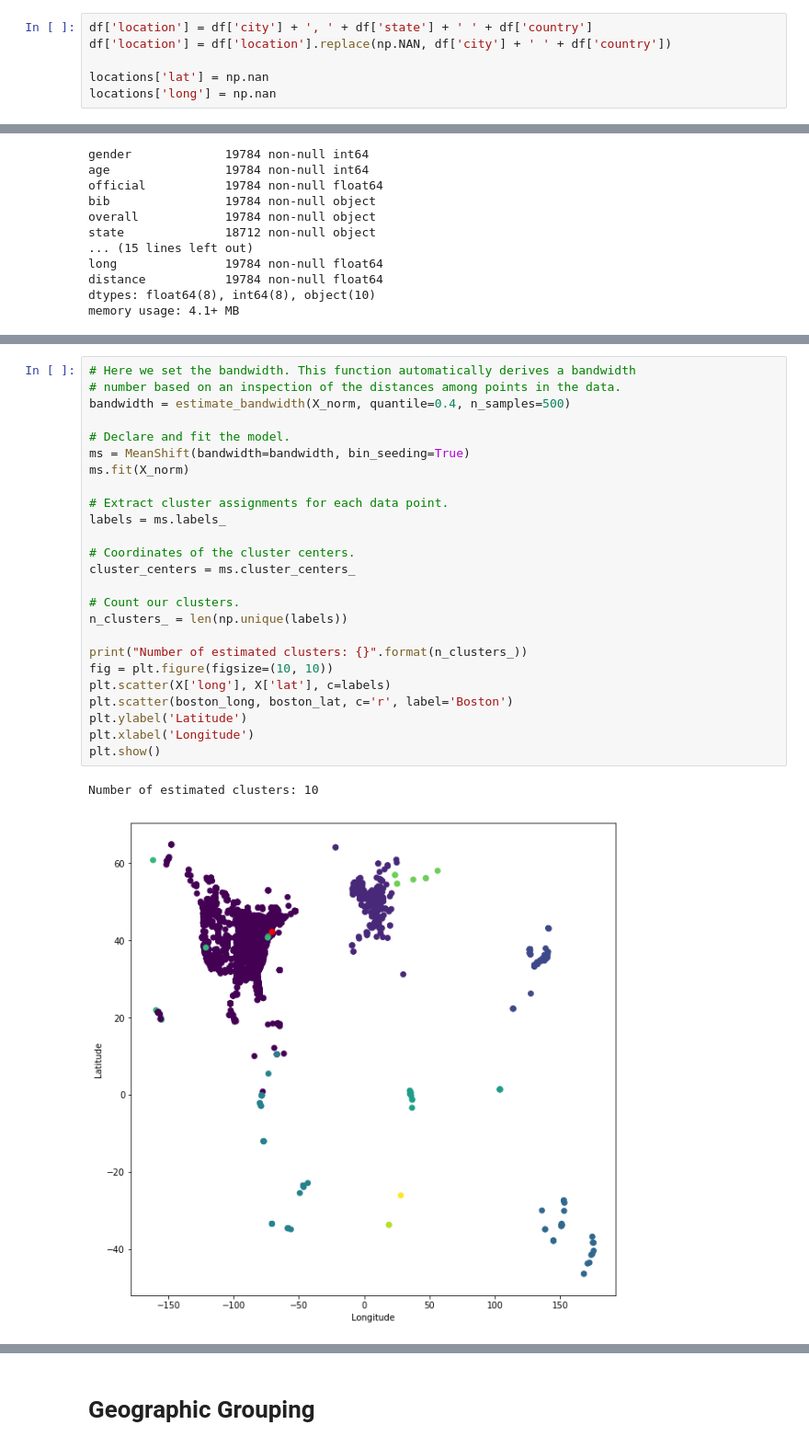
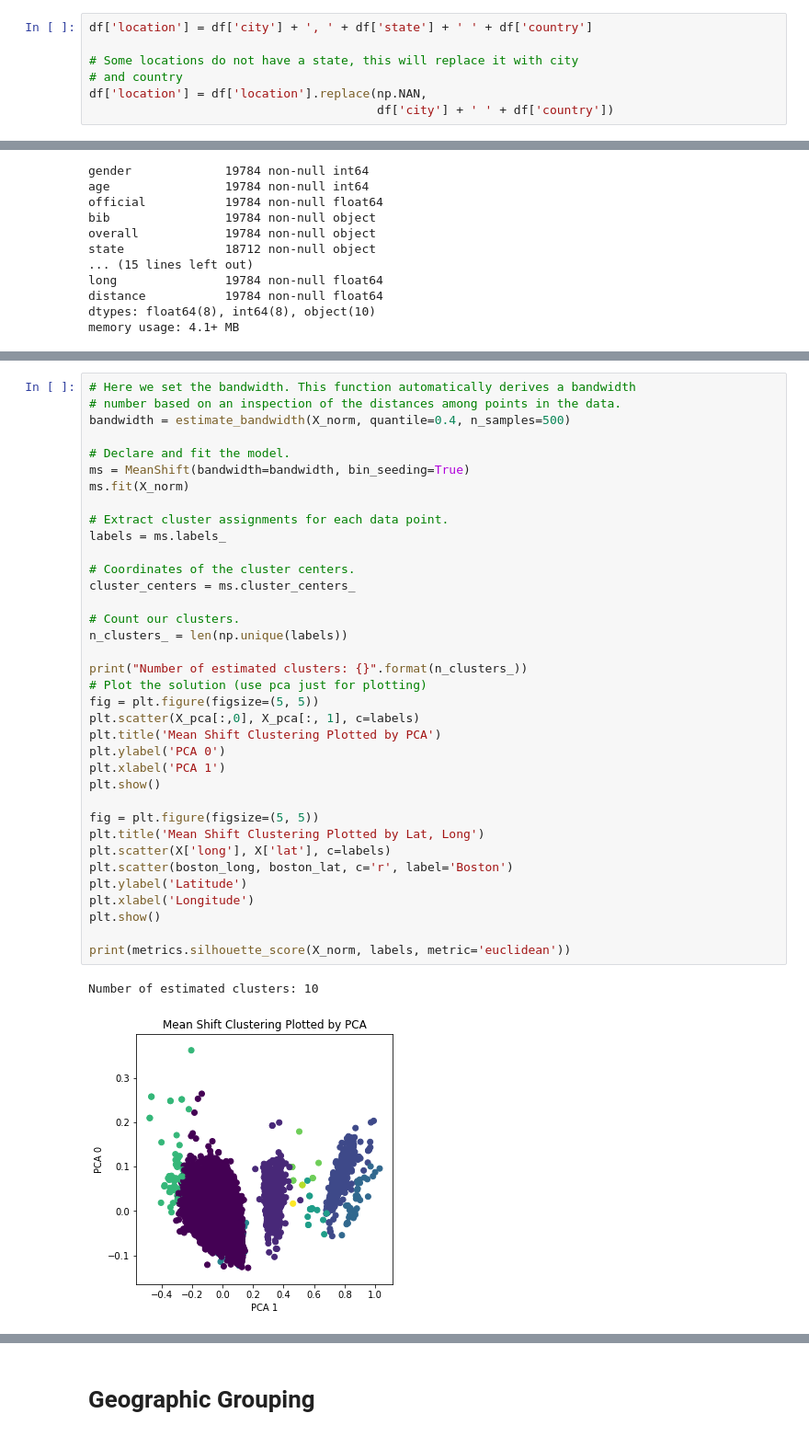
Before and after one commit to cbevis/U4_L2_Clustering, a Jupyter notebook: U4_L2_P5_Boston_Marathon.ipynb, the cells around one changed output, grey strips where cells are left out. Shown at 92% size. Saved outputs shown, nothing was run; the diff lists cells and outputs as text.

```diff
--- a/U4_L2_P5_Boston_Marathon.ipynb
+++ b/U4_L2_P5_Boston_Marathon.ipynb
@@ -43,6 +50,7 @@ df['gender'] = np.where(df['gender'] == 'M', 1, 0)
 # %%
 df['location'] = df['city'] + ', ' + df['state'] + ' ' + df['country']
-df['location'] = df['location'].replace(np.NAN, df['city'] + ' ' + df['country'])
 
-locations['lat'] = np.nan
-locations['long'] = np.nan
+# Some locations do not have a state, this will replace it with city
+# and country
+df['location'] = df['location'].replace(np.NAN,
+                                        df['city'] + ' ' + df['country'])
@@ -336,28 +398,39 @@ plt.show()
 # %%
 # Here we set the bandwidth. This function automatically derives a bandwidth
 # number based on an inspection of the distances among points in the data.
 bandwidth = estimate_bandwidth(X_norm, quantile=0.4, n_samples=500)
 
 # Declare and fit the model.
 ms = MeanShift(bandwidth=bandwidth, bin_seeding=True)
 ms.fit(X_norm)
 
 # Extract cluster assignments for each data point.
 labels = ms.labels_
 
 # Coordinates of the cluster centers.
 cluster_centers = ms.cluster_centers_
 
 # Count our clusters.
 n_clusters_ = len(np.unique(labels))
 
 print("Number of estimated clusters: {}".format(n_clusters_))
-fig = plt.figure(figsize=(10, 10))
+# Plot the solution (use pca just for plotting)
+fig = plt.figure(figsize=(5, 5))
+plt.scatter(X_pca[:,0], X_pca[:, 1], c=labels)
+plt.title('Mean Shift Clustering Plotted by PCA')
+plt.ylabel('PCA 0')
+plt.xlabel('PCA 1')
+plt.show()
+
+fig = plt.figure(figsize=(5, 5))
+plt.title('Mean Shift Clustering Plotted by Lat, Long')
 plt.scatter(X['long'], X['lat'], c=labels)
 plt.scatter(boston_long, boston_lat, c='r', label='Boston')
 plt.ylabel('Latitude')
 plt.xlabel('Longitude')
 plt.show()
+
+print(metrics.silhouette_score(X_norm, labels, metric='euclidean'))
 # %% [output]
 Number of estimated clusters: 10
-[figure, old version]
+[figure, new version]
```
Also changed, not shown: parts of 40 cells of this notebook.
